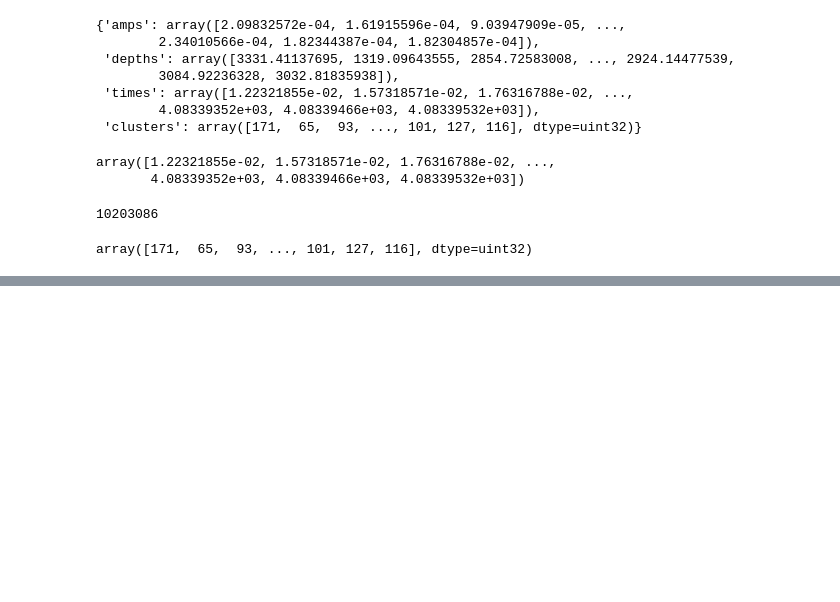
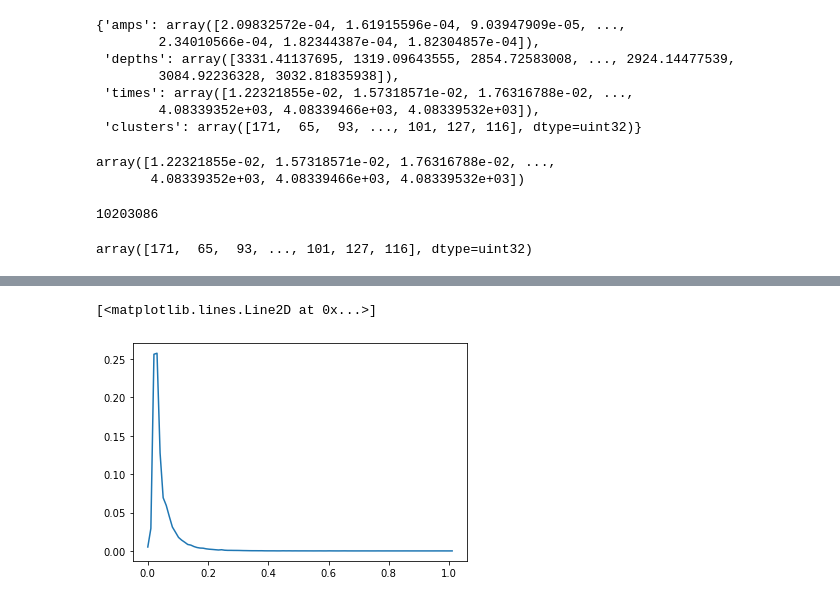
Before and after one commit to VirtualBrainLab/nptraj-ephys-server, a Jupyter notebook: pipeline/get_insertions_notebook.ipynb, the cells around one changed output, grey strips where cells are left out. Saved outputs shown, nothing was run; the diff lists cells and outputs as text; code cells hidden in the pictures; blank space fills up the shorter version.

```diff
--- a/pipeline/get_insertions_notebook.ipynb
+++ b/pipeline/get_insertions_notebook.ipynb
@@ -96,0 +150,5 @@ array([171,  65,  93, ..., 101, 127, 116], dtype=uint32)
+# %%
+plt.plot(bins[:100],n_perc)
+# %% [output]
+[<matplotlib.lines.Line2D at 0x...>]
+[figure, added]
```
Also changed, not shown: parts of 12 cells of this notebook.
